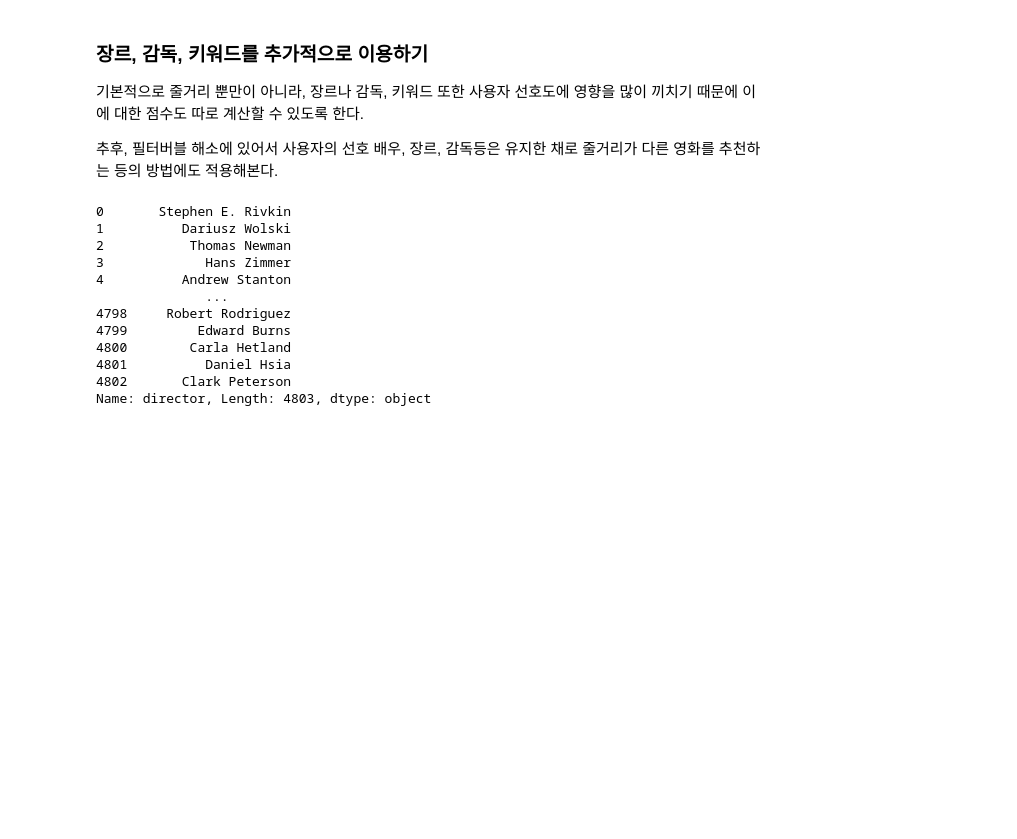
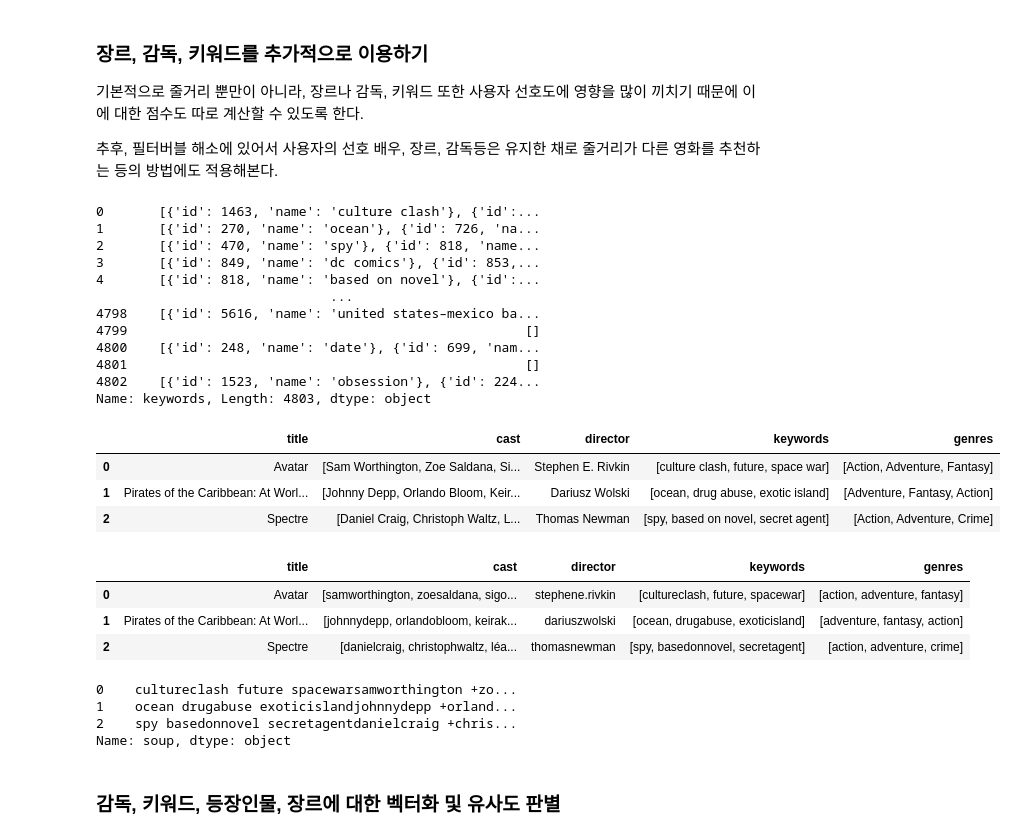
Before and after one commit to journey-ji/MovieAdvisor, a Jupyter notebook: exp/Contents-based-Filtering.ipynb, the cells around one changed output. Cells and saved outputs as stored; diff of their text form; code cells hidden in the pictures; blank space fills up the shorter version.

```diff
--- a/exp/Contents-based-Filtering.ipynb
+++ b/exp/Contents-based-Filtering.ipynb
@@ -263,8 +281,11 @@ Name: title, dtype: object
 
 추후, 필터버블 해소에 있어서 사용자의 선호 배우, 장르, 감독등은 유지한 채로 줄거리가 다른 영화를 추천하는 등의 방법에도 적용해본다.
 # %%
-s1 = [{"id":28,"name":"Action"}]
-s2 = '[{"id":28,"name":"Action"}]'
+### 우선 문자열인 리스트를 리스트로 바꿔주기
+from ast import literal_eval
+features = ['cast','crew','keywords','genres']
+for feature in features:
+    df2[feature] = df2[feature].apply(literal_eval)
 # %%
 import numpy as np
 # %%
@@ -279,16 +301,38 @@ def get_director(x):
 df2['director'] = df2['crew'].apply(get_director)
 # %%
-df2['director']
+
+df2['keywords']
 # %% [output]
-0       Stephen E. Rivkin
-1          Dariusz Wolski
-2           Thomas Newman
-3             Hans Zimmer
-4          Andrew Stanton
-              ...
-4798     Robert Rodriguez
-4799         Edward Burns
-4800        Carla Hetland
-4801          Daniel Hsia
-4802       Clark Peterson
-Name: director, Length: 4803, dtype: object
+0       [{'id': 1463, 'name': 'culture clash'}, {'id':...
+1       [{'id': 270, 'name': 'ocean'}, {'id': 726, 'na...
+2       [{'id': 470, 'name': 'spy'}, {'id': 818, 'name...
+3       [{'id': 849, 'name': 'dc comics'}, {'id': 853,...
+4       [{'id': 818, 'name': 'based on novel'}, {'id':...
+                              ...
+4798    [{'id': 5616, 'name': 'united states–mexico ba...
+4799                                                   []
+4800    [{'id': 248, 'name': 'date'}, {'id': 699, 'nam...
+4801                                                   []
+4802    [{'id': 1523, 'name': 'obsession'}, {'id': 224...
+Name: keywords, Length: 4803, dtype: object
+# %%
+## 데이터 중에서 name에 해당하는 value만 추출
+
+def get_list(x):
+    if isinstance(x,list):
+        names = [i['name'] for i in x]
+        if len(names)>3:
+            names = names[:3]
+        return names
+    return  []
+# %%
+features = ['cast','keywords','genres']
+for feature in features:
+    df2[feature] = df2[feature].apply(get_list)
+# %%
+df2[['title','cast','director','keywords','genres']].head(3)
+# %% [output]
+|  | title | cast | director | keywords | genres |
+| 0 | Avatar | [Sam Worthington, Zoe Saldana, Si... | Stephen E. Rivkin | [culture clash, future, space war] | [Action, Adventure, Fantasy] |
+| 1 | Pirates of the Caribbean: At Worl... | [Johnny Depp, Orlando Bloom, Keir... | Dariusz Wolski | [ocean, drug abuse, exotic island] | [Adventure, Fantasy, Action] |
+| 2 | Spectre | [Daniel Craig, Christoph Waltz, L... | Thomas Newman | [spy, based on novel, secret agent] | [Action, Adventure, Crime] |
@@ -294,0 +354,7 @@ Name: director, Length: 4803, dtype: object
+# %%
+df2[['title','cast','director','keywords','genres']].head(3)
+# %% [output]
+|  | title | cast | director | keywords | genres |
+| 0 | Avatar | [samworthington, zoesaldana, sigo... | stephene.rivkin | [cultureclash, future, spacewar] | [action, adventure, fantasy] |
+| 1 | Pirates of the Caribbean: At Worl... | [johnnydepp, orlandobloom, keirak... | dariuszwolski | [ocean, drugabuse, exoticisland] | [adventure, fantasy, action] |
+| 2 | Spectre | [danielcraig, christophwaltz, léa... | thomasnewman | [spy, basedonnovel, secretagent] | [action, adventure, crime] |
@@ -294,0 +365,11 @@ Name: director, Length: 4803, dtype: object
+# %%
+
+df2['soup'] = df2.apply(create_soup,axis=1)
+df2['soup'].head(3)
+# %% [output]
+0    cultureclash future spacewarsamworthington +zo...
+1    ocean drugabuse exoticislandjohnnydepp +orland...
+2    spy basedonnovel secretagentdanielcraig +chris...
+Name: soup, dtype: object
+# %% [markdown]
+### 감독, 키워드, 등장인물, 장르에 대한 벡터화 및 유사도 판별
```
Also changed, not shown: parts of 22 cells of this notebook.
